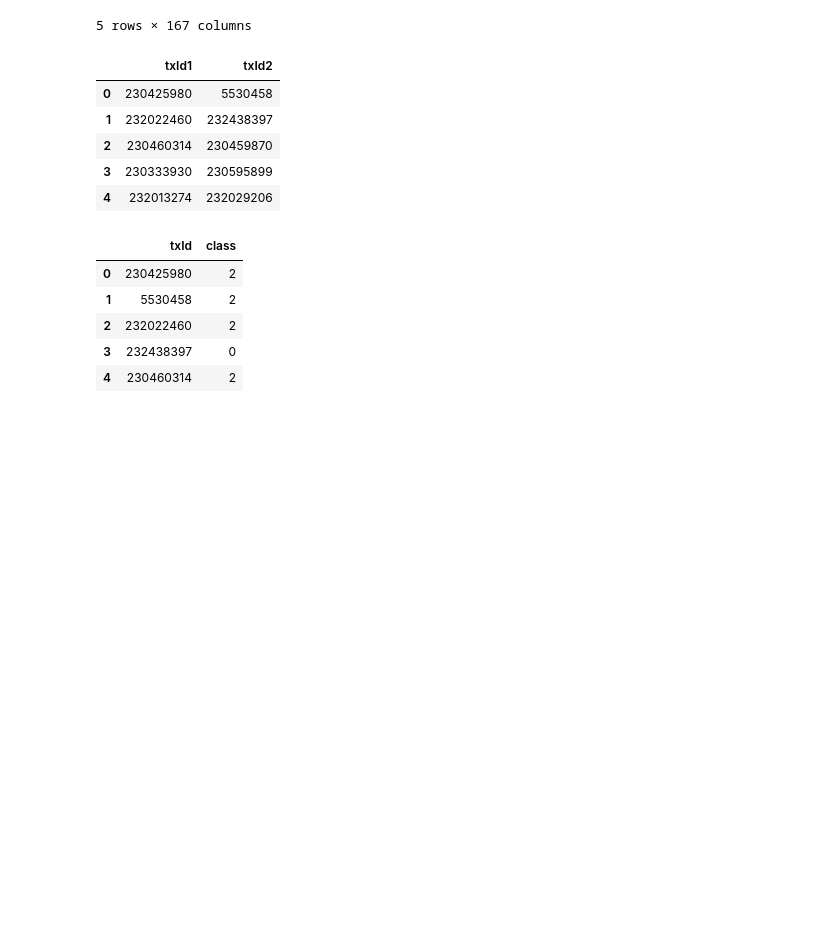
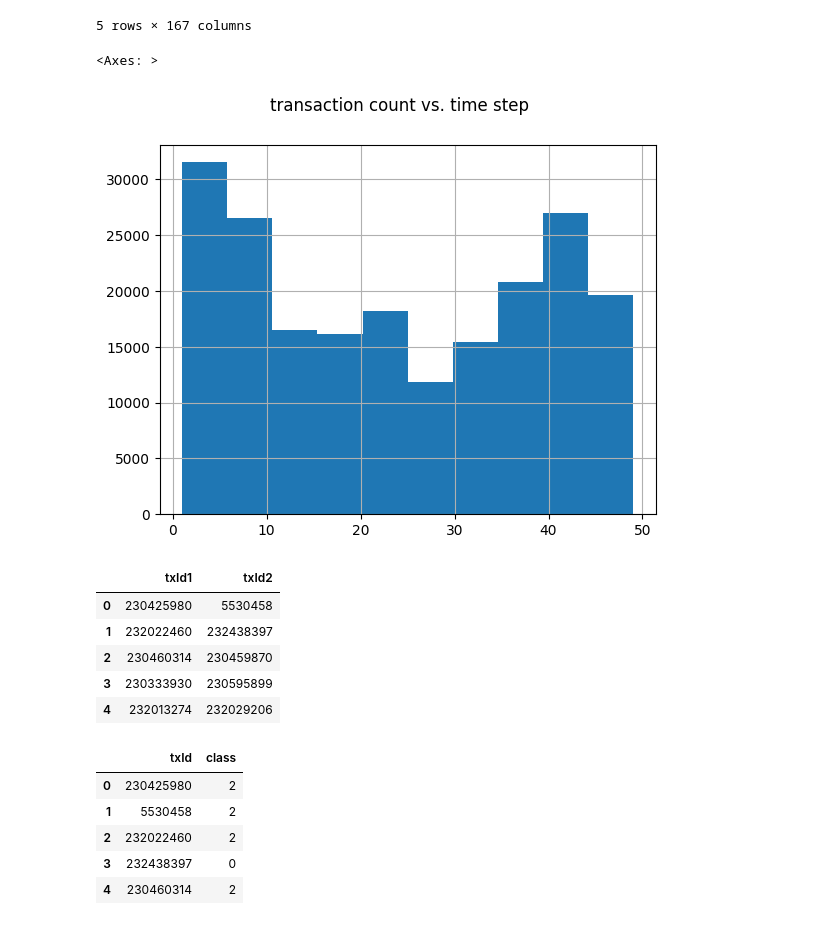
Before and after one commit to taimoon/deep-learning-note, a Jupyter notebook: Fraud_detection_GAT.ipynb, the cells around one changed output. Cells and saved outputs as stored; diff of their text form; code cells hidden in the pictures; blank space fills up the shorter version.

```diff
--- a/Fraud_detection_GAT.ipynb
+++ b/Fraud_detection_GAT.ipynb
@@ -112,5 +143,12 @@ df_features.head()
 | 3 | 232438397 | 1 | 0.163054 | 1.963790 | -0.646376 | 12.409294 | -0.063725 | 9.782742 | 12.414558 | -0.163645 | ... | ... |
 | 4 | 230460314 | 1 | 1.011523 | -0.081127 | -1.201369 | 1.153668 | 0.333276 | 1.312656 | -0.061584 | -0.163523 | ... | ... |
 5 rows × 167 columns
+# %%
+fig,ax= plt.subplots(1,1)
+fig.suptitle('transaction count vs. time step')
+df_features[1].hist(ax=ax)
+# %% [output]
+<Axes: >
+[figure, added]
 # %%
 # See edges
```
Also changed, not shown: parts of 31 cells of this notebook.
